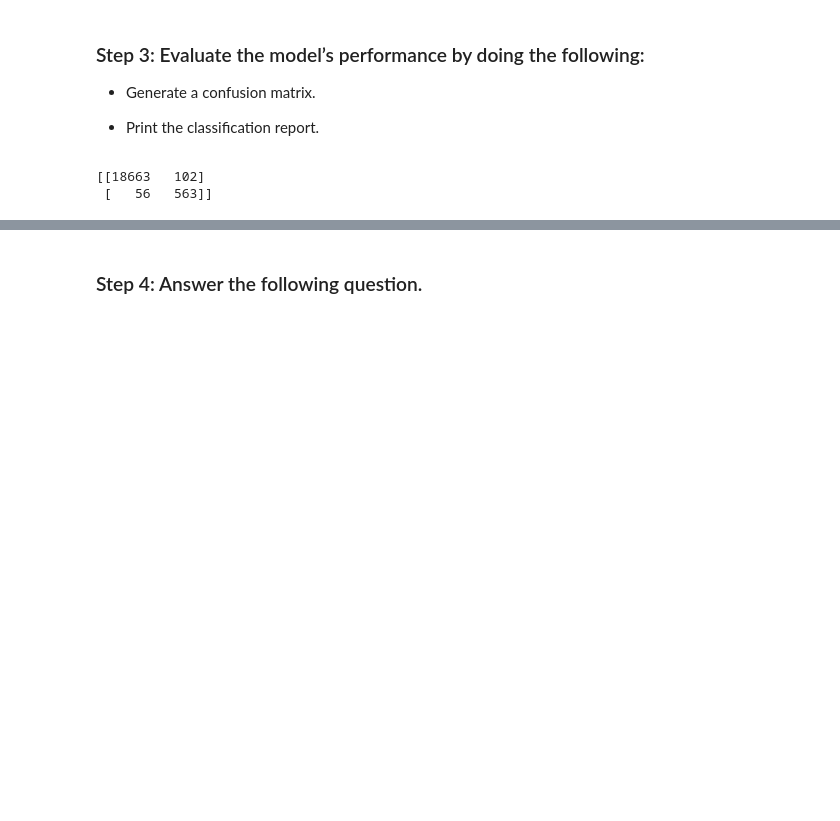
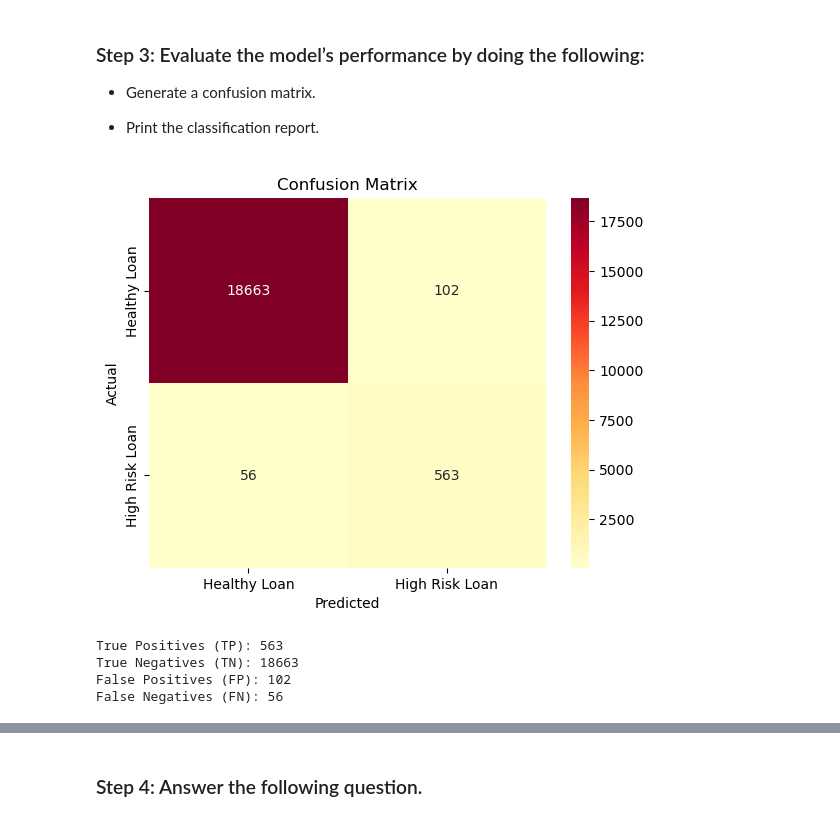
Before and after one commit to KTamas03/credit-risk-classification, a Jupyter notebook: Credit_Risk/credit_risk_classification.ipynb, the cells around one changed output, grey strips where cells are left out. Cells and saved outputs as stored; diff of their text form; code cells hidden in the pictures; blank space fills up the shorter version.

```diff
--- a/Credit_Risk/credit_risk_classification.ipynb
+++ b/Credit_Risk/credit_risk_classification.ipynb
@@ -98,12 +98,46 @@ testing_predictions = logistic_regression_model.predict(X_test)
 * Generate a confusion matrix.
 
 * Print the classification report.
-# %%
-# Generate a confusion matrix for the model
-testing_matrix = confusion_matrix(y_test, testing_predictions)
-print(testing_matrix)
-# %% [output]
-[[18663   102]
- [   56   563]]
+# %%
+# Generate a confusion matrix for the model
+
+import seaborn as sns
+import matplotlib.pyplot as plt
+
+# Generate the confusion matrix
+testing_matrix = confusion_matrix(y_test, testing_predictions)
+
+# Define class labels for your problem (e.g., "Positive" and "Negative")
+class_labels = ["Healthy Loan", "High Risk Loan"]
+
+# Create a heatmap
+sns.heatmap(testing_matrix, annot=True, fmt='d', cmap='YlOrRd',
+            xticklabels=class_labels, yticklabels=class_labels)
+
+# Add labels and a title
+plt.xlabel('Predicted')
+plt.ylabel('Actual')
+plt.title('Confusion Matrix')
+
+plt.show()
+# %% [output]
+[figure, added]
+# %%
+# Identify elements of confusion matrix
+TP = testing_matrix[1, 1]  # True Positives
+TN = testing_matrix[0, 0]  # True Negatives
+FP = testing_matrix[0, 1]  # False Positives
+FN = testing_matrix[1, 0]  # False Negatives
+
+# Print elements of confusion matrix
+print(f"True Positives (TP): {TP}")
+print(f"True Negatives (TN): {TN}")
+print(f"False Positives (FP): {FP}")
+print(f"False Negatives (FN): {FN}")
+# %% [output]
+True Positives (TP): 563
+True Negatives (TN): 18663
+False Positives (FP): 102
+False Negatives (FN): 56
 # %%
 # Print the classification report for the model
```
Also changed, not shown: parts of 3 cells of this notebook.
